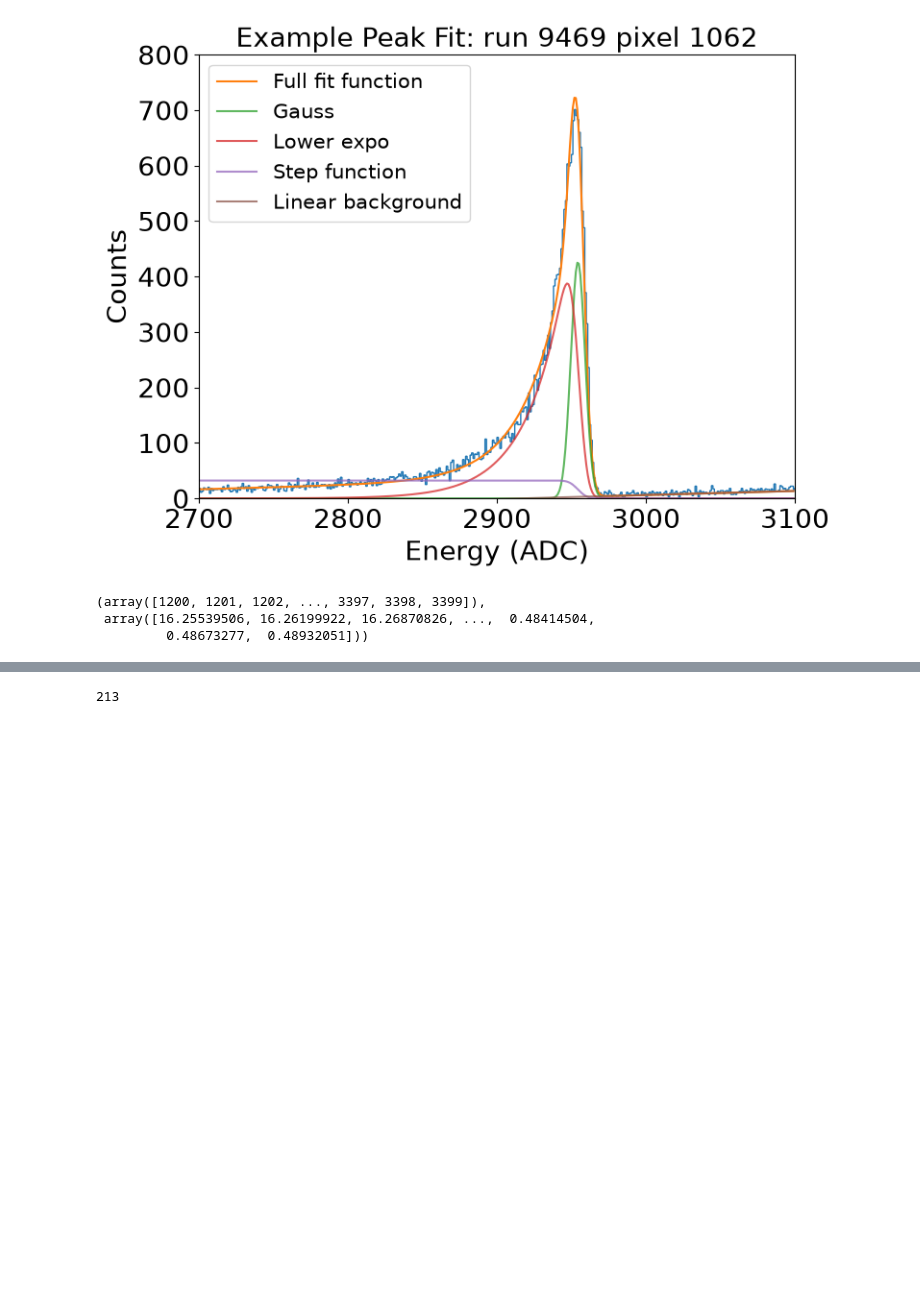
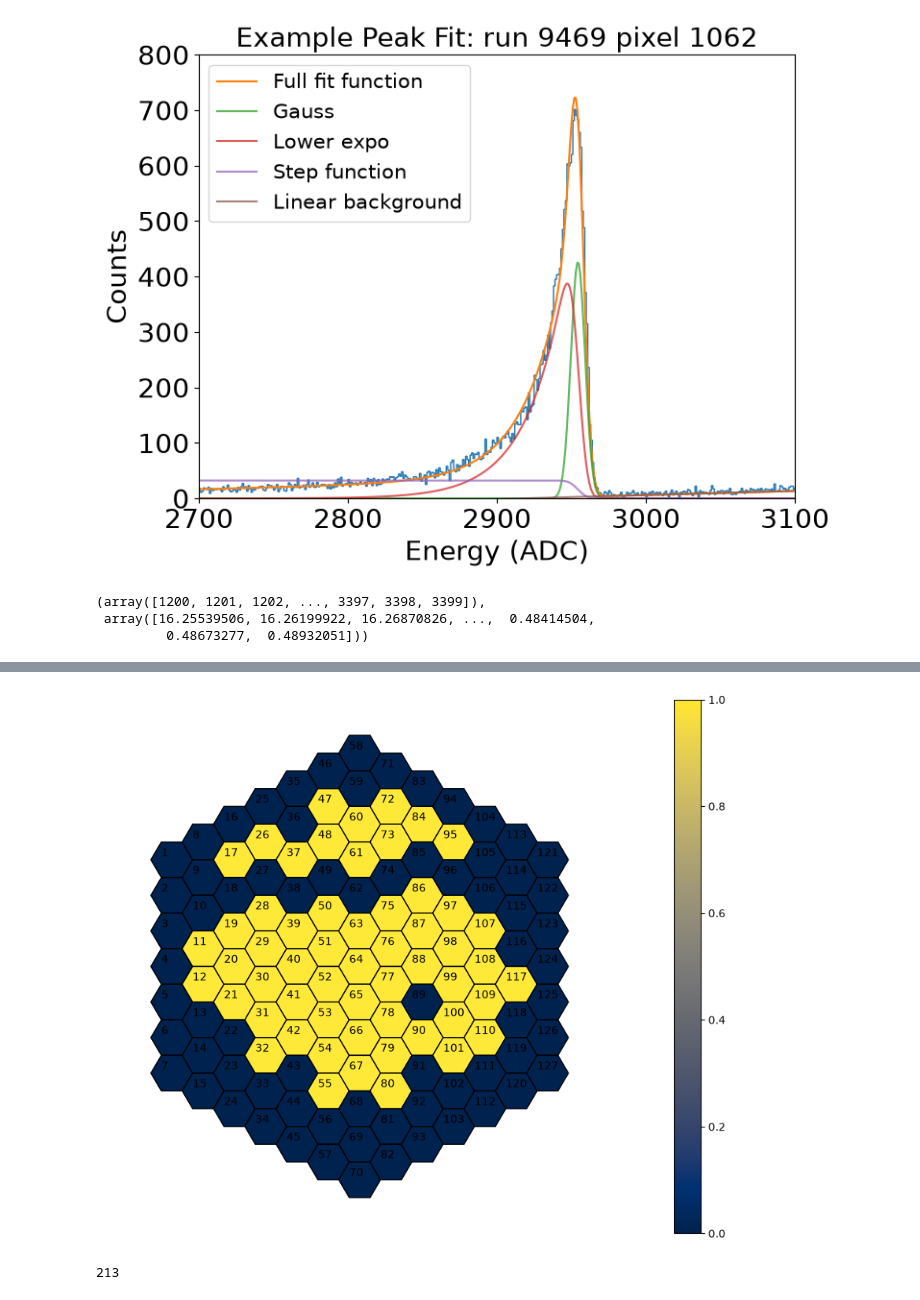
Before and after one commit to arlee-shelby/CalibrationNet, a Jupyter notebook: Untitled.ipynb, the cells around one changed output, grey strips where cells are left out. Drawn from its saved outputs; the diff is of its cells as text; code cells hidden in the pictures; blank space fills up the shorter version.

```diff
--- a/Untitled.ipynb
+++ b/Untitled.ipynb
@@ -124,3 +150,7 @@ sets2 = {
+# %%
+Nab.nplt.plotOneDetector(v,size = 1)
+# %% [output]
+[figure, added]
 # %%
 # sets2
 # %%
```
Also changed, not shown: parts of 9 cells of this notebook, 59 other files.
